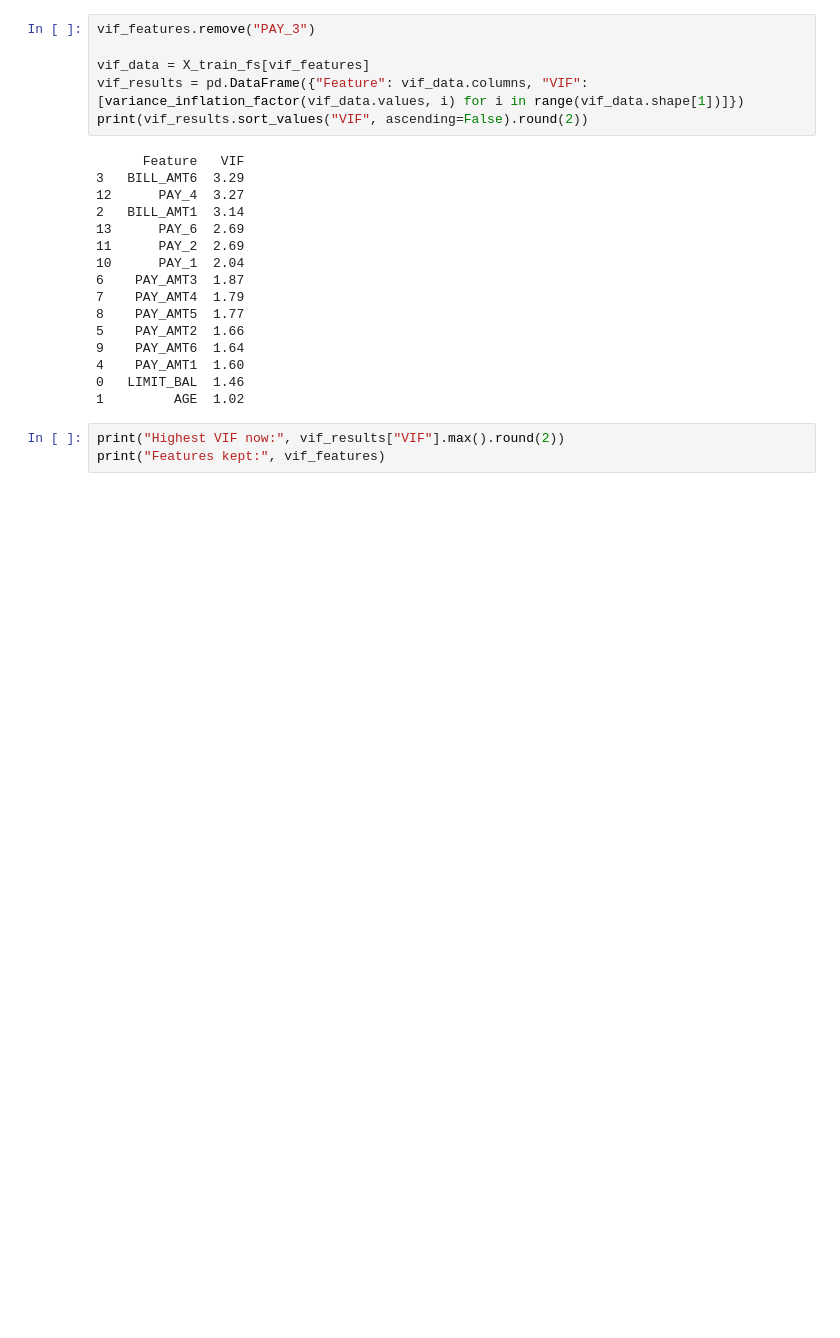
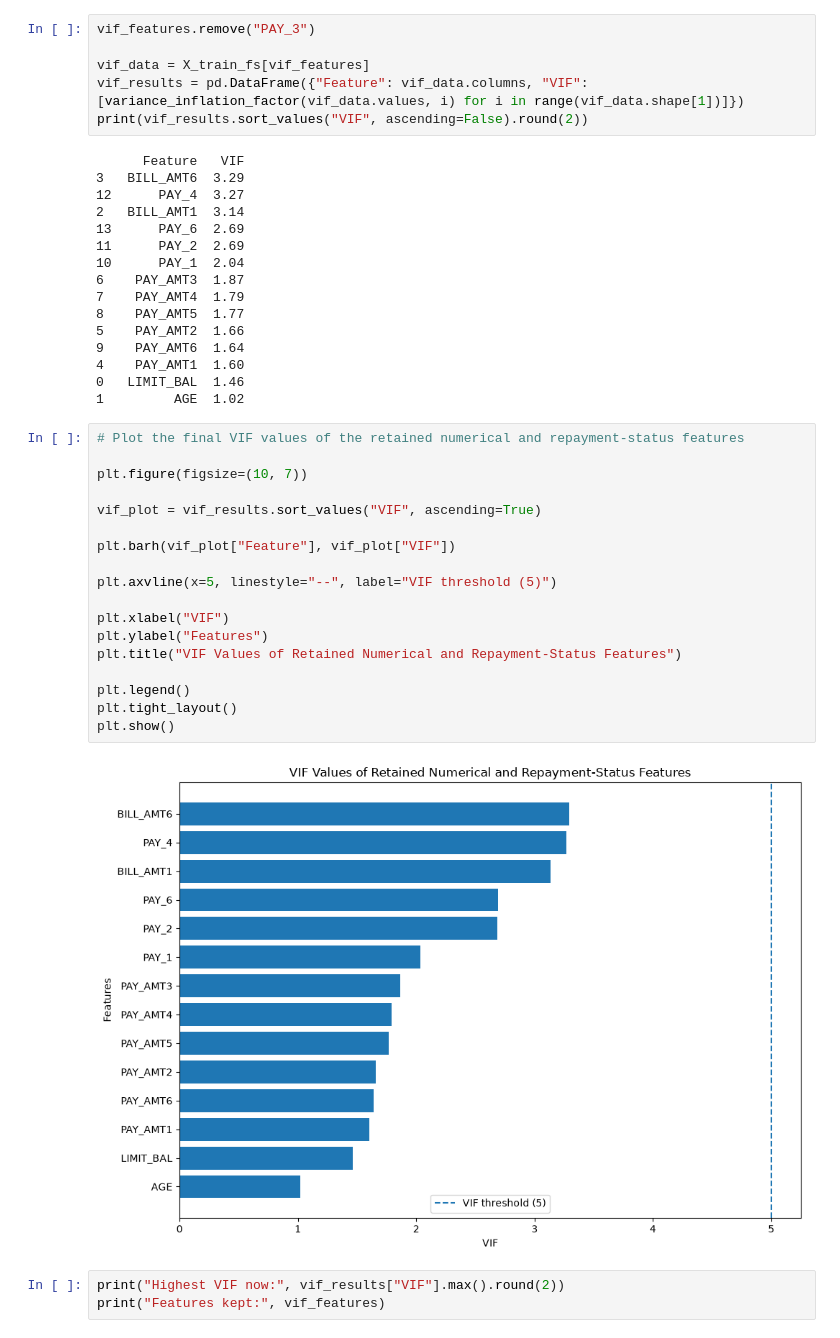
Before and after one commit to HYousef07/credit_card_default_predictor, a Jupyter notebook: Notebooks/notebook.ipynb, the cells around one changed output. Saved outputs shown, nothing was run; the diff lists cells and outputs as text; blank space fills up the shorter version.

```diff
--- a/Notebooks/notebook.ipynb
+++ b/Notebooks/notebook.ipynb
@@ -1214,6 +1266,26 @@ print(vif_results.sort_values("VIF", ascending=False).round(2))
 4    PAY_AMT1  1.60
 0   LIMIT_BAL  1.46
 1         AGE  1.02
+# %%
+# Plot the final VIF values of the retained numerical and repayment-status features
+
+plt.figure(figsize=(10, 7))
+
+vif_plot = vif_results.sort_values("VIF", ascending=True)
+
+plt.barh(vif_plot["Feature"], vif_plot["VIF"])
+
+plt.axvline(x=5, linestyle="--", label="VIF threshold (5)")
+
+plt.xlabel("VIF")
+plt.ylabel("Features")
+plt.title("VIF Values of Retained Numerical and Repayment-Status Features")
+
+plt.legend()
+plt.tight_layout()
+plt.show()
+# %% [output]
+[figure, added]
 # %%
 print("Highest VIF now:", vif_results["VIF"].max().round(2))
 print("Features kept:", vif_features)
```
Also changed, not shown: parts of 61 cells of this notebook.
